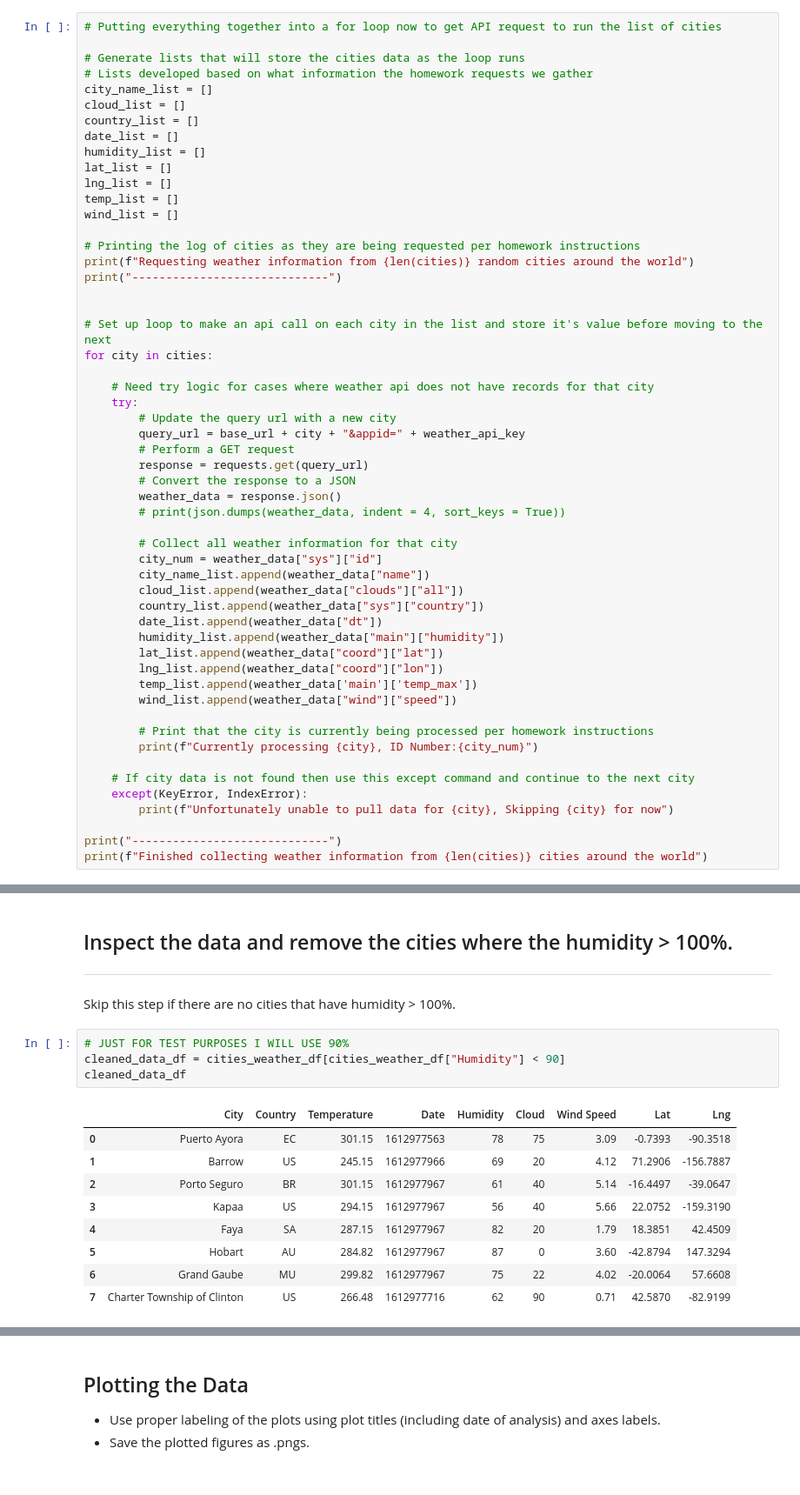
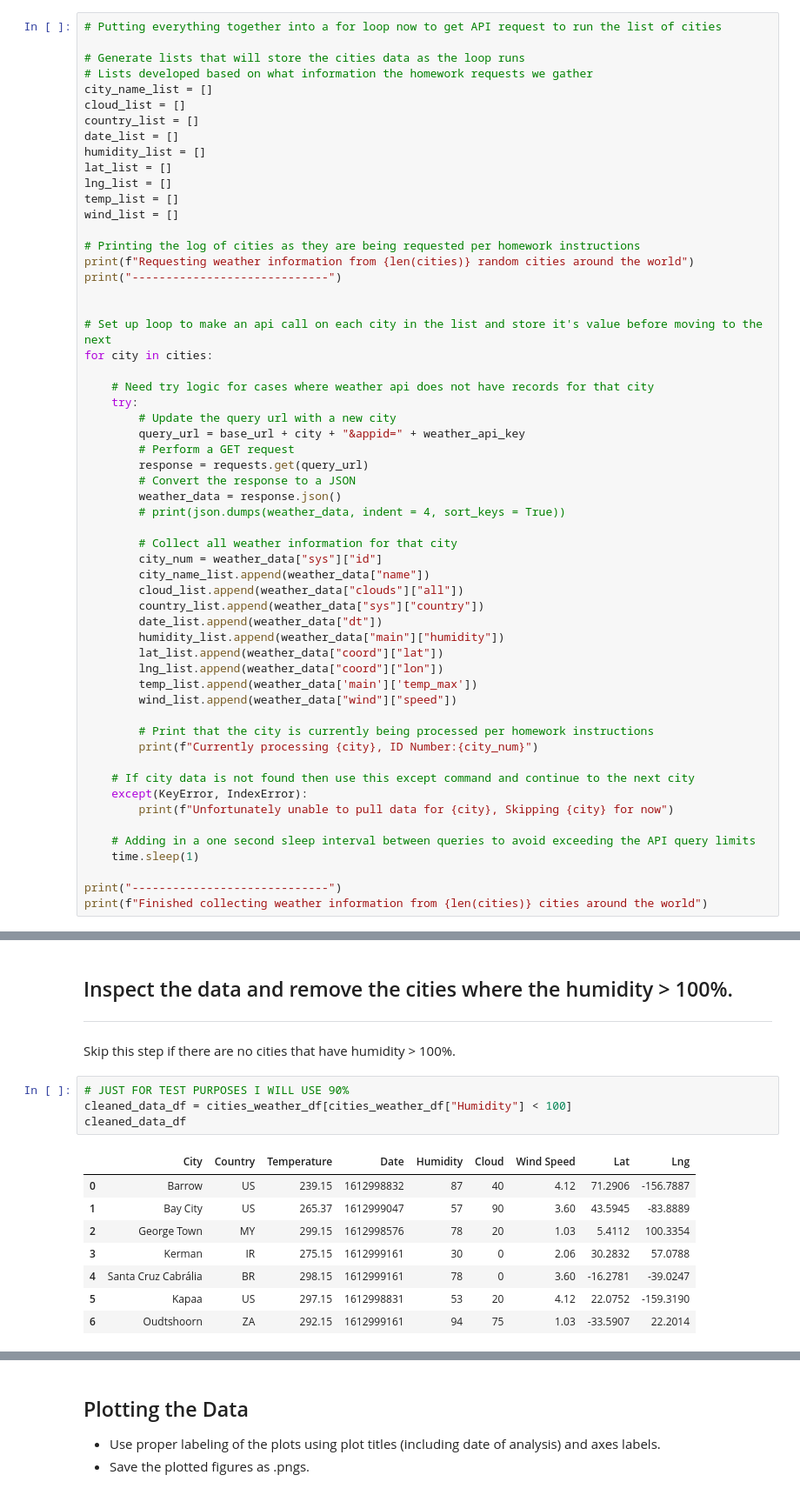
Before and after one commit to NoahLeVoir/Python-Api-Challenge, a Jupyter notebook: WeatherPy/WeatherPy.ipynb, the cells around one changed output, grey strips where cells are left out. Shown at 87% size. Drawn from its saved outputs; the diff is of its cells as text.

```diff
--- a/WeatherPy/WeatherPy.ipynb
+++ b/WeatherPy/WeatherPy.ipynb
@@ -151,6 +151,9 @@ for city in cities:
     except(KeyError, IndexError):
         print(f"Unfortunately unable to pull data for {city}, Skipping {city} for now")
 
+    # Adding in a one second sleep interval between queries to avoid exceeding the API query limits
+    time.sleep(1)
+
 print("-----------------------------")
 print(f"Finished collecting weather information from {len(cities)} cities around the world")
 # %% [output]
@@ -206,17 +208,16 @@ cities_weather_df
 Skip this step if there are no cities that have humidity > 100%.
 # %%
 # JUST FOR TEST PURPOSES I WILL USE 90%
-cleaned_data_df = cities_weather_df[cities_weather_df["Humidity"] < 90]
+cleaned_data_df = cities_weather_df[cities_weather_df["Humidity"] < 100]
 cleaned_data_df
 # %% [output]
 |  | City | Country | Temperature | Date | Humidity | Cloud | Wind Speed | Lat | Lng |
-| 0 | Puerto Ayora | EC | 301.15 | 1612977563 | 78 | 75 | 3.09 | -0.7393 | -90.3518 |
-| 1 | Barrow | US | 245.15 | 1612977966 | 69 | 20 | 4.12 | 71.2906 | -156.7887 |
-| 2 | Porto Seguro | BR | 301.15 | 1612977967 | 61 | 40 | 5.14 | -16.4497 | -39.0647 |
-| 3 | Kapaa | US | 294.15 | 1612977967 | 56 | 40 | 5.66 | 22.0752 | -159.3190 |
-| 4 | Faya | SA | 287.15 | 1612977967 | 82 | 20 | 1.79 | 18.3851 | 42.4509 |
-| 5 | Hobart | AU | 284.82 | 1612977967 | 87 | 0 | 3.60 | -42.8794 | 147.3294 |
-| 6 | Grand Gaube | MU | 299.82 | 1612977967 | 75 | 22 | 4.02 | -20.0064 | 57.6608 |
-| 7 | Charter Township of Clinton | US | 266.48 | 1612977716 | 62 | 90 | 0.71 | 42.5870 | -82.9199 |
+| 0 | Barrow | US | 239.15 | 1612998832 | 87 | 40 | 4.12 | 71.2906 | -156.7887 |
+| 1 | Bay City | US | 265.37 | 1612999047 | 57 | 90 | 3.60 | 43.5945 | -83.8889 |
+| 2 | George Town | MY | 299.15 | 1612998576 | 78 | 20 | 1.03 | 5.4112 | 100.3354 |
+| 3 | Kerman | IR | 275.15 | 1612999161 | 30 | 0 | 2.06 | 30.2832 | 57.0788 |
+| 4 | Santa Cruz Cabrália | BR | 298.15 | 1612999161 | 78 | 0 | 3.60 | -16.2781 | -39.0247 |
+| 5 | Kapaa | US | 297.15 | 1612998831 | 53 | 20 | 4.12 | 22.0752 | -159.3190 |
+| 6 | Oudtshoorn | ZA | 292.15 | 1612999161 | 94 | 75 | 1.03 | -33.5907 | 22.2014 |
 # %%
 #  Get the indices of cities that have humidity over 100%.
```
Also changed, not shown: parts of 16 cells of this notebook.
